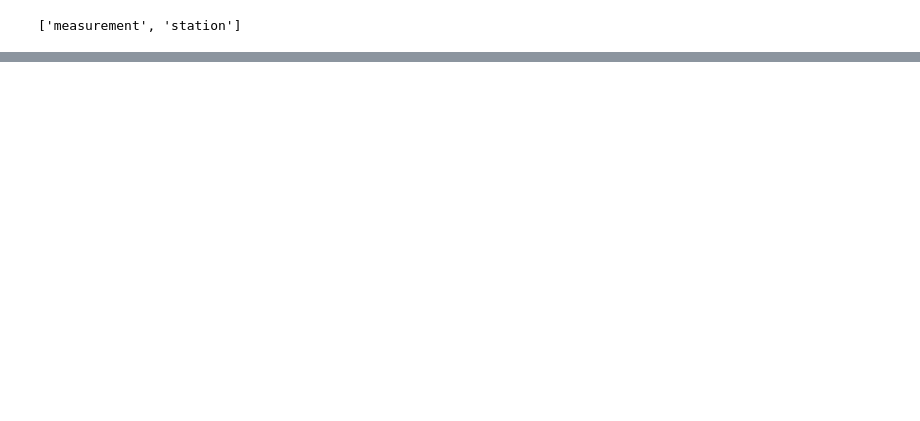
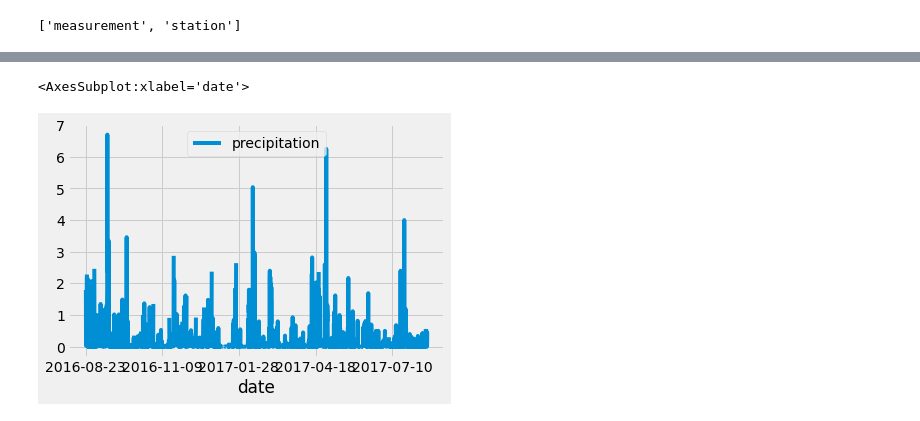
Before and after one commit to dcweaver/surfs_up, a Jupyter notebook: climate_analysis.ipynb, the cells around one changed output, grey strips where cells are left out. Cells and saved outputs as stored; diff of their text form; code cells hidden in the pictures; blank space fills up the shorter version.

```diff
--- a/climate_analysis.ipynb
+++ b/climate_analysis.ipynb
@@ -62,0 +63,7 @@ print(df.to_string(index=False))
+# %%
+df = df.sort_index()
+# %%
+df.plot()
+# %% [output]
+<AxesSubplot:xlabel='date'>
+[figure, added]
```
Also changed, not shown: parts of 15 cells of this notebook.
